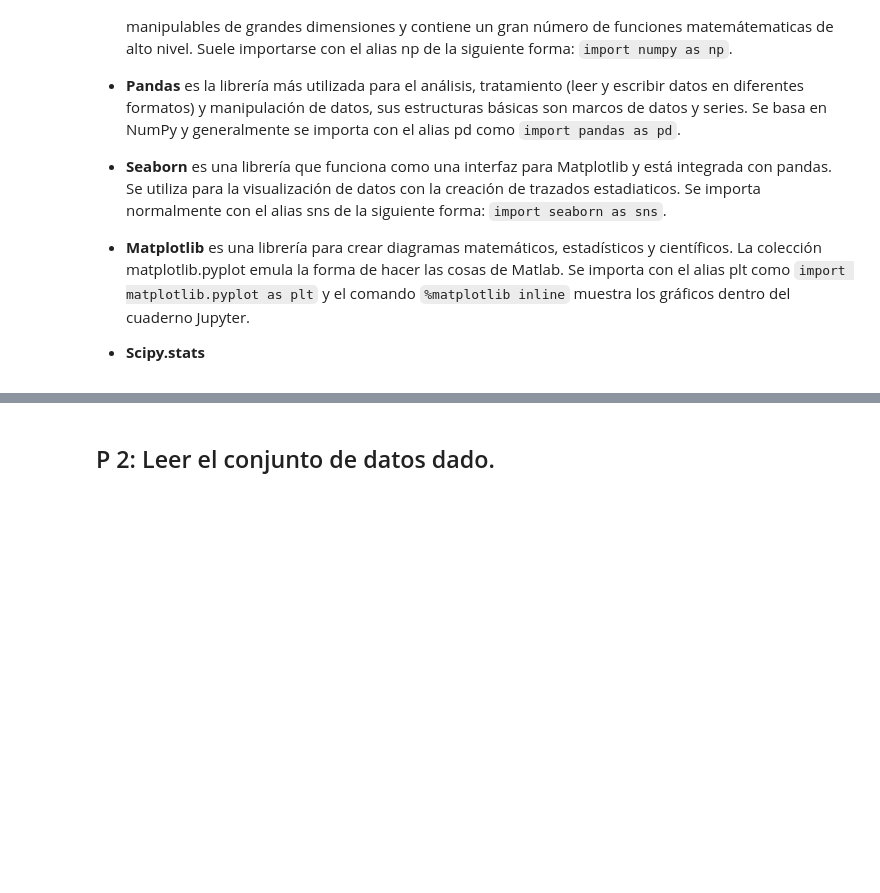
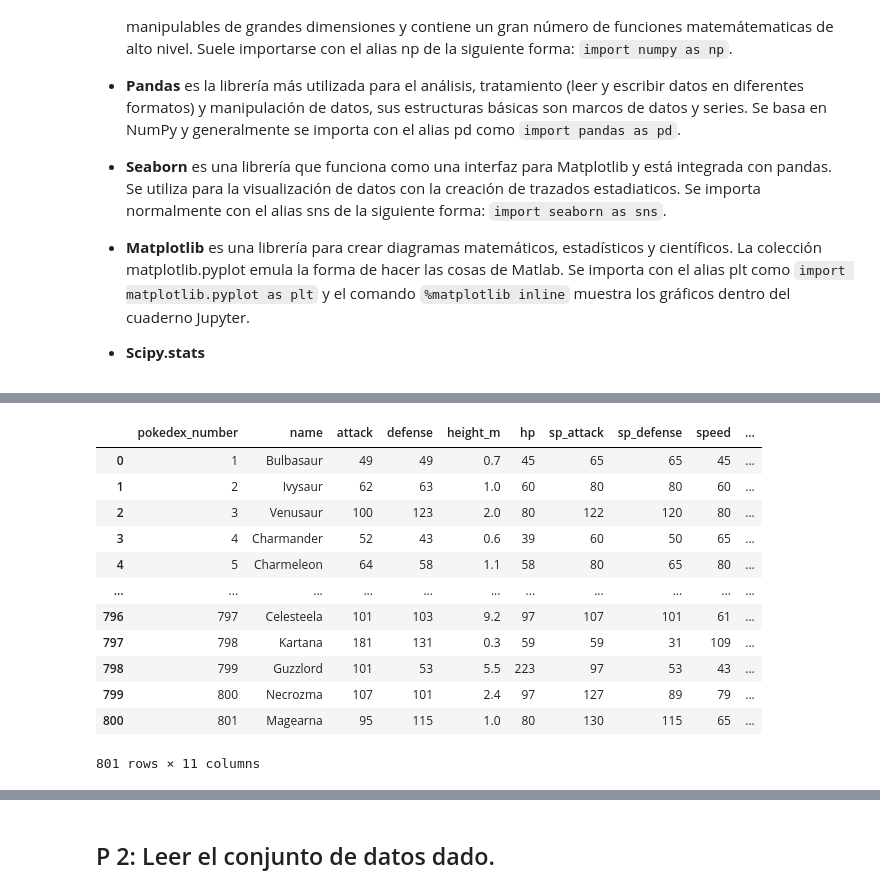
Before and after one commit to Calm-leon/proyecto-an-lisis-de-datos, a Jupyter notebook: Análisis_de_datos.ipynb, the cells around one changed output, grey strips where cells are left out. Drawn from its saved outputs; the diff is of its cells as text; code cells hidden in the pictures; blank space fills up the shorter version.

```diff
--- a/Análisis_de_datos.ipynb
+++ b/Análisis_de_datos.ipynb
@@ -64,3 +64,62 @@ Suele importarse con el alias np de la siguiente forma: `import numpy as np`.
 - **Matplotlib** es una librería para crear diagramas matemáticos, estadísticos y científicos. La colección matplotlib.pyplot emula la forma de hacer las cosas de Matlab. Se importa con el alias plt como `import matplotlib.pyplot as plt` y el comando `%matplotlib inline` muestra los gráficos dentro del cuaderno Jupyter.
 
 - **Scipy.stats**
+# %%
+Pokemon = pd.read_csv("https://raw.githubusercontent.com/MuhammadBilalTahir/What-makes-a-Pokemon-Legendary/main/pokedex.csv")
+#quitamos lo que no usaremos
+Pokemon=Pokemon.drop(['percentage_male','type','generation'],axis=1)
+# %%
+# los datos estan incompletos pero sabemos donde encontrar sus valores, asi que debemos encontrar que datos estan en blanco para llenarlos
+FiltroHeight = Pokemon.height_m.isnull() #me dira que datos estan en blanco
+Vacioheight_m=Pokemon.height_m[FiltroHeight] # me da un dataframe con los pokemones que tienen datos en blanco de la columna de altura
+
+Vacioheight_m
+#Llenamos sus datos
+Pokemon.height_m[18]=1.5
+Pokemon.height_m[19]=0.3
+Pokemon.height_m[25]=0.4
+Pokemon.height_m[26]=0.8
+Pokemon.height_m[27]=0.6
+Pokemon.height_m[36]=1.3
+Pokemon.height_m[37]=0.6
+Pokemon.height_m[49]=1.5
+Pokemon.height_m[50]=0.2
+Pokemon.height_m[51]=0.7
+Pokemon.height_m[52]=0.4
+Pokemon.height_m[73]=1.6
+Pokemon.height_m[74]=0.4
+Pokemon.height_m[75]=1
+Pokemon.height_m[87]=1.7
+Pokemon.height_m[88]=0.9
+Pokemon.height_m[102]=0.4
+Pokemon.height_m[104]=0.4
+Pokemon.height_m[719]=0.7
+Pokemon.height_m[744]=0.5
+#repetimos el proceso para la columna de peso
+FiltroWeight = Pokemon.weight_kg.isnull()
+Vacioweight_kg=Pokemon.weight_kg[FiltroWeight]
+Pokemon.weight_kg[18]=39.5
+Pokemon.weight_kg[19]=3.5
+Pokemon.weight_kg[25]=6
+Pokemon.weight_kg[26]=30
+Pokemon.weight_kg[27]=12
+Pokemon.weight_kg[36]=40
+Pokemon.weight_kg[37]=9.9
+Pokemon.weight_kg[49]=12.5
+Pokemon.weight_kg[50]=0.8
+Pokemon.weight_kg[51]=33.3
+Pokemon.weight_kg[52]=4.2
+Pokemon.weight_kg[73]=55
+Pokemon.weight_kg[74]=20
+Pokemon.weight_kg[75]=105
+Pokemon.weight_kg[87]=120
+Pokemon.weight_kg[88]=30
+Pokemon.weight_kg[102]=2.5
+Pokemon.weight_kg[104]=6.5
+Pokemon.weight_kg[719]=8.8
+Pokemon.weight_kg[744]=9.2
+#y por ultimo nos aseguramos que la base este completa
+Pokemon.describe()
+Pokemon.info()
+Pokemon
+# %% [output]
@@ -66,0 +161,13 @@ Suele importarse con el alias np de la siguiente forma: `import numpy as np`.
+|  | pokedex_number | name | attack | defense | height_m | hp | sp_attack | sp_defense | speed | ... |
+| 0 | 1 | Bulbasaur | 49 | 49 | 0.7 | 45 | 65 | 65 | 45 | ... |
+| 1 | 2 | Ivysaur | 62 | 63 | 1.0 | 60 | 80 | 80 | 60 | ... |
+| 2 | 3 | Venusaur | 100 | 123 | 2.0 | 80 | 122 | 120 | 80 | ... |
+| 3 | 4 | Charmander | 52 | 43 | 0.6 | 39 | 60 | 50 | 65 | ... |
+| 4 | 5 | Charmeleon | 64 | 58 | 1.1 | 58 | 80 | 65 | 80 | ... |
+| ... | ... | ... | ... | ... | ... | ... | ... | ... | ... | ... |
+| 796 | 797 | Celesteela | 101 | 103 | 9.2 | 97 | 107 | 101 | 61 | ... |
+| 797 | 798 | Kartana | 181 | 131 | 0.3 | 59 | 59 | 31 | 109 | ... |
+| 798 | 799 | Guzzlord | 101 | 53 | 5.5 | 223 | 97 | 53 | 43 | ... |
+| 799 | 800 | Necrozma | 107 | 101 | 2.4 | 97 | 127 | 89 | 79 | ... |
+| 800 | 801 | Magearna | 95 | 115 | 1.0 | 80 | 130 | 115 | 65 | ... |
+801 rows × 11 columns
```
Also changed, not shown: parts of 6 cells of this notebook.
